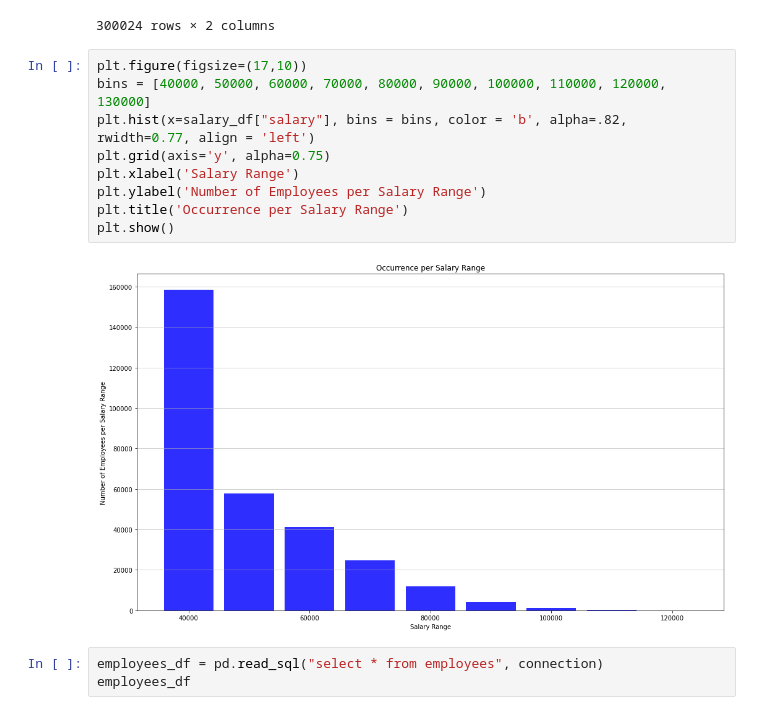
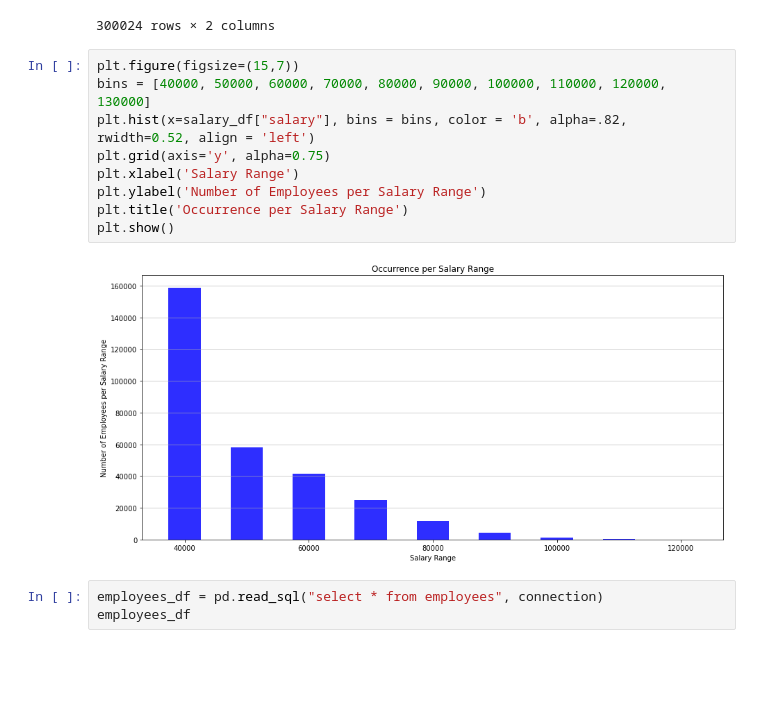
Before and after one commit to alfonsocamero/sql-challenge, a Jupyter notebook: employee_info.ipynb, the cells around one changed output. Saved outputs shown, nothing was run; the diff lists cells and outputs as text; blank space fills up the shorter version.

```diff
--- a/employee_info.ipynb
+++ b/employee_info.ipynb
@@ -27,16 +27,16 @@ salary_df
 | 300023 | 205000 | 129492 |
 300024 rows × 2 columns
 # %%
-plt.figure(figsize=(17,10))
+plt.figure(figsize=(15,7))
 bins = [40000, 50000, 60000, 70000, 80000, 90000, 100000, 110000, 120000, 130000]
-plt.hist(x=salary_df["salary"], bins = bins, color = 'b', alpha=.82, rwidth=0.77, align = 'left')
+plt.hist(x=salary_df["salary"], bins = bins, color = 'b', alpha=.82, rwidth=0.52, align = 'left')
 plt.grid(axis='y', alpha=0.75)
 plt.xlabel('Salary Range')
 plt.ylabel('Number of Employees per Salary Range')
 plt.title('Occurrence per Salary Range')
 plt.show()
 # %% [output]
-[figure, old version]
+[figure, new version]
 # %%
 employees_df = pd.read_sql("select * from employees", connection)
 employees_df
```
